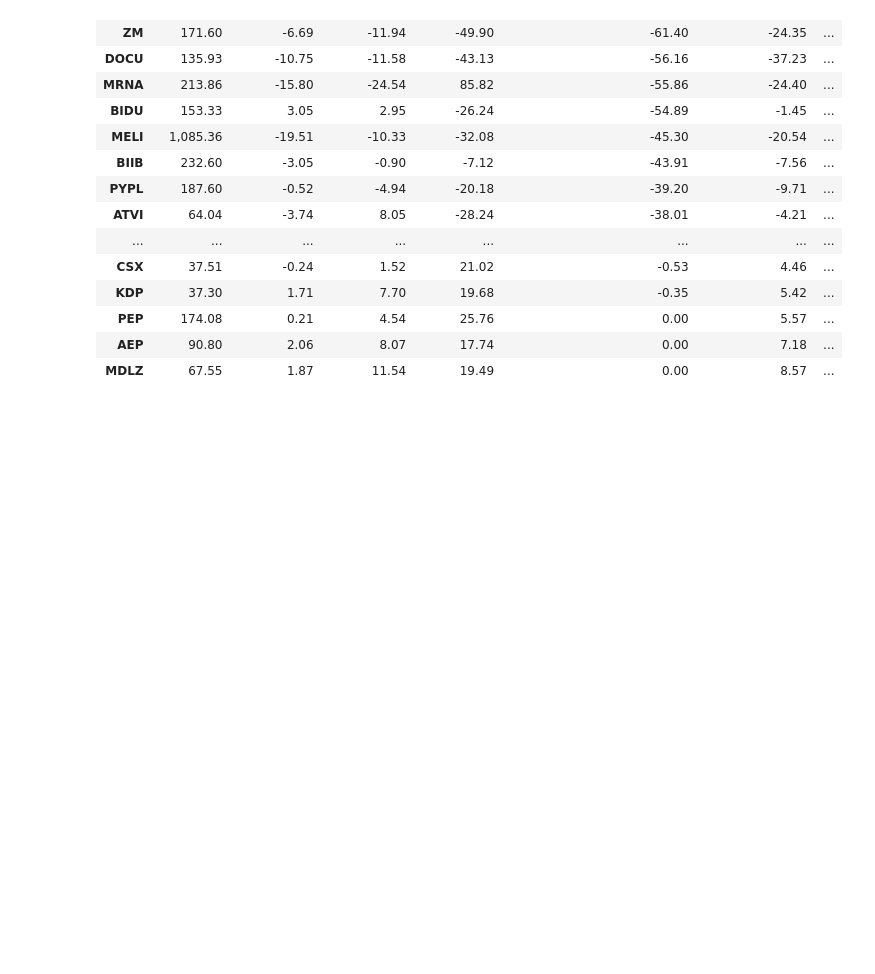
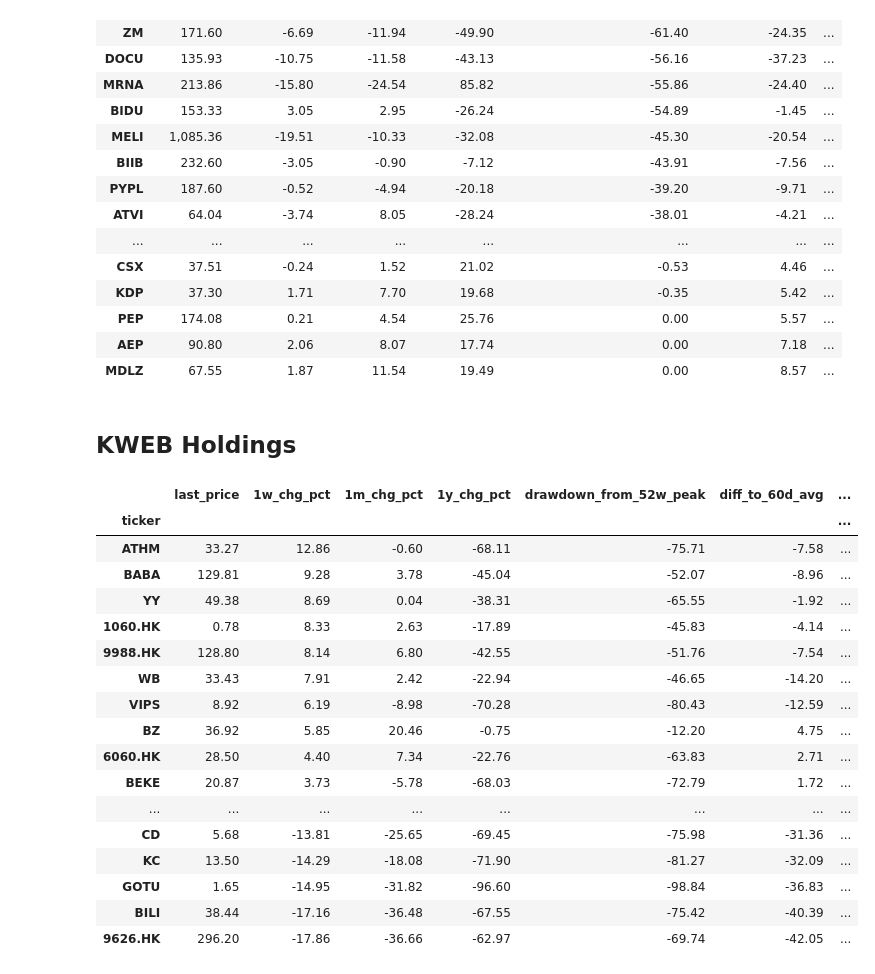
Before and after one commit to koalainfotech/skydog, a Jupyter notebook: notebooks/Price Watch.ipynb, the cells around one changed output. Cells and saved outputs as stored; diff of their text form; code cells hidden in the pictures; blank space fills up the shorter version.

```diff
--- a/notebooks/Price Watch.ipynb
+++ b/notebooks/Price Watch.ipynb
@@ -104,7 +104,7 @@ df_price.set_index('ticker').sort_values(by='drawdown_from_52w_peak')
 # %% [markdown]
 ## QQQ Holdings
 # %%
-df_port=pd.read_csv('../data/share/nasdaq100components.csv')
+df_port=pd.read_csv('../data/share/qqq_holdings.csv')
 ticker_list=df_port['Ticker'].drop_duplicates()
 
 df_price=pd.DataFrame()
@@ -136,3 +136,37 @@ df_price.set_index('ticker').sort_values(by='drawdown_from_52w_peak')
 | PEP | 174.08 | 0.21 | 4.54 | 25.76 | 0.00 | 5.57 | ... |
 | AEP | 90.80 | 2.06 | 8.07 | 17.74 | 0.00 | 7.18 | ... |
 | MDLZ | 67.55 | 1.87 | 11.54 | 19.49 | 0.00 | 8.57 | ... |
+# %% [markdown]
+## KWEB Holdings
+# %%
+df_port=pd.read_csv('../data/share/kweb_holdings.csv')
+ticker_list=df_port['Ticker'].drop_duplicates()
+
+df_price=pd.DataFrame()
+for ticker in ticker_list:
+    try:
+        price_info=get_price_info(ticker)
+        df_price=df_price.append(price_info,ignore_index=True)
+    except:
+        pass
+# %%
+df_price.set_index('ticker').sort_values(by='1w_chg_pct',ascending=False)
+# %% [output]
+|  | last_price | 1w_chg_pct | 1m_chg_pct | 1y_chg_pct | drawdown_from_52w_peak | diff_to_60d_avg | ... |
+| ticker |  |  |  |  |  |  | ... |
+| ATHM | 33.27 | 12.86 | -0.60 | -68.11 | -75.71 | -7.58 | ... |
+| BABA | 129.81 | 9.28 | 3.78 | -45.04 | -52.07 | -8.96 | ... |
+| YY | 49.38 | 8.69 | 0.04 | -38.31 | -65.55 | -1.92 | ... |
+| 1060.HK | 0.78 | 8.33 | 2.63 | -17.89 | -45.83 | -4.14 | ... |
+| 9988.HK | 128.80 | 8.14 | 6.80 | -42.55 | -51.76 | -7.54 | ... |
+| WB | 33.43 | 7.91 | 2.42 | -22.94 | -46.65 | -14.20 | ... |
+| VIPS | 8.92 | 6.19 | -8.98 | -70.28 | -80.43 | -12.59 | ... |
+| BZ | 36.92 | 5.85 | 20.46 | -0.75 | -12.20 | 4.75 | ... |
+| 6060.HK | 28.50 | 4.40 | 7.34 | -22.76 | -63.83 | 2.71 | ... |
+| BEKE | 20.87 | 3.73 | -5.78 | -68.03 | -72.79 | 1.72 | ... |
+| ... | ... | ... | ... | ... | ... | ... | ... |
+| CD | 5.68 | -13.81 | -25.65 | -69.45 | -75.98 | -31.36 | ... |
+| KC | 13.50 | -14.29 | -18.08 | -71.90 | -81.27 | -32.09 | ... |
+| GOTU | 1.65 | -14.95 | -31.82 | -96.60 | -98.84 | -36.83 | ... |
+| BILI | 38.44 | -17.16 | -36.48 | -67.55 | -75.42 | -40.39 | ... |
+| 9626.HK | 296.20 | -17.86 | -36.66 | -62.97 | -69.74 | -42.05 | ... |
```
Also changed, not shown: parts of 3 cells of this notebook, 4 other files.
